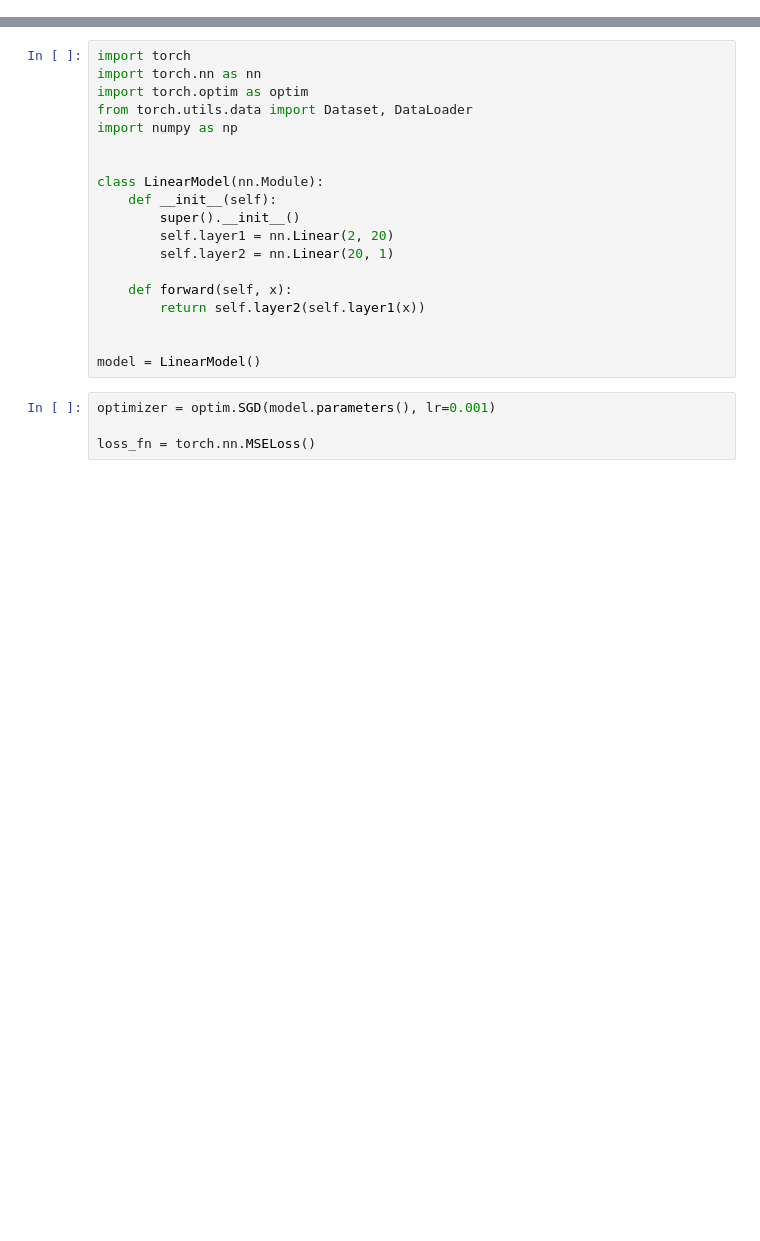
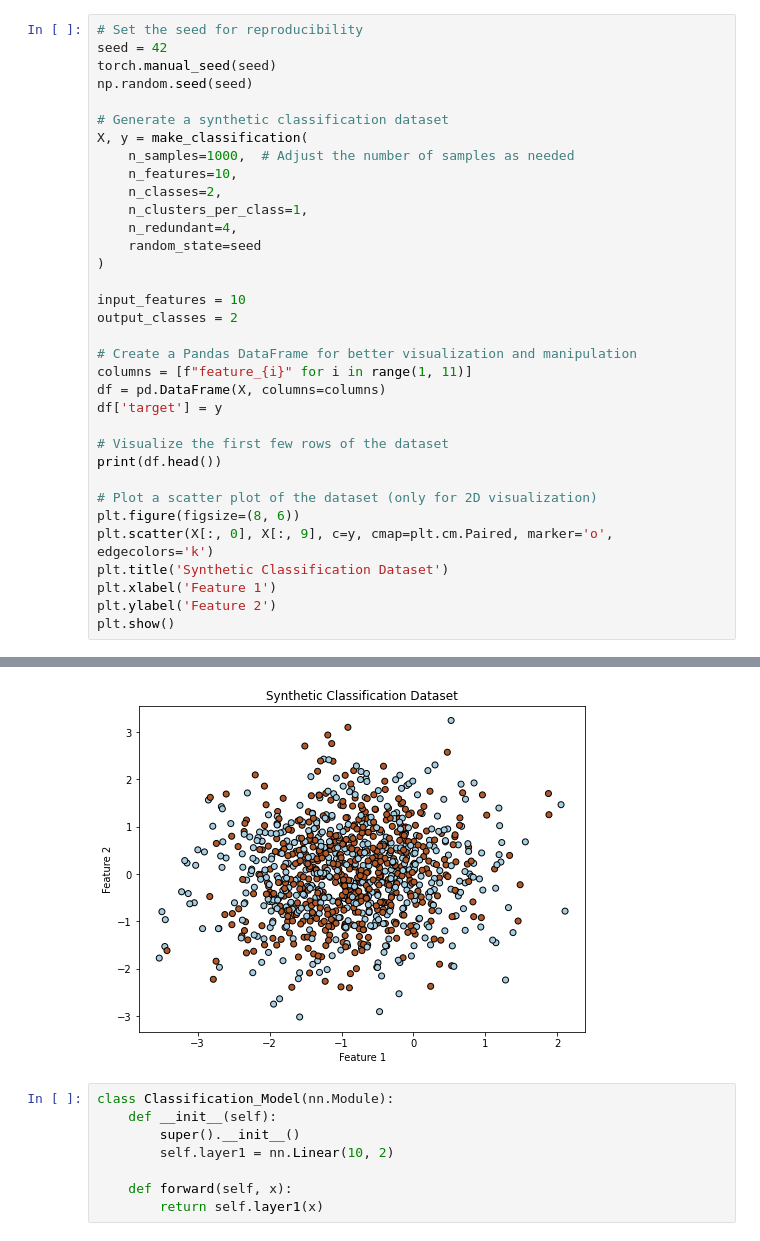
Before and after one commit to Abdulmomen96/new_skils, a Jupyter notebook: param_groups.ipynb, the cells around one changed output, grey strips where cells are left out. Cells and saved outputs as stored; diff of their text form; blank space fills up the shorter version.

```diff
--- a/param_groups.ipynb
+++ b/param_groups.ipynb
@@ -0,0 +13,35 @@
+# %%
+# Set the seed for reproducibility
+seed = 42
+torch.manual_seed(seed)
+np.random.seed(seed)
+
+# Generate a synthetic classification dataset
+X, y = make_classification(
+    n_samples=1000,  # Adjust the number of samples as needed
+    n_features=10,
+    n_classes=2,
+    n_clusters_per_class=1,
+    n_redundant=4,
+    random_state=seed
+)
+
+input_features = 10
+output_classes = 2
+
+# Create a Pandas DataFrame for better visualization and manipulation
+columns = [f"feature_{i}" for i in range(1, 11)]
+df = pd.DataFrame(X, columns=columns)
+df['target'] = y
+
+# Visualize the first few rows of the dataset
+print(df.head())
+
+# Plot a scatter plot of the dataset (only for 2D visualization)
+plt.figure(figsize=(8, 6))
+plt.scatter(X[:, 0], X[:, 9], c=y, cmap=plt.cm.Paired, marker='o', edgecolors='k')
+plt.title('Synthetic Classification Dataset')
+plt.xlabel('Feature 1')
+plt.ylabel('Feature 2')
+plt.show()
+# %% [output]
@@ -1,24 +61,10 @@
+[figure, added]
 # %%
-import torch
-import torch.nn as nn
-import torch.optim as optim
-from torch.utils.data import Dataset, DataLoader
-import numpy as np
-
-
-class LinearModel(nn.Module):
+class Classification_Model(nn.Module):
     def __init__(self):
         super().__init__()
-        self.layer1 = nn.Linear(2, 20)
-        self.layer2 = nn.Linear(20, 1)
+        self.layer1 = nn.Linear(10, 2)
 
     def forward(self, x):
-        return self.layer2(self.layer1(x))
-
-
-model = LinearModel()
+        return self.layer1(x)
-# %%
-optimizer = optim.SGD(model.parameters(), lr=0.001)
-
-loss_fn = torch.nn.MSELoss()
 # %%
```
Also changed, not shown: parts of 9 cells of this notebook, 2 other files.
